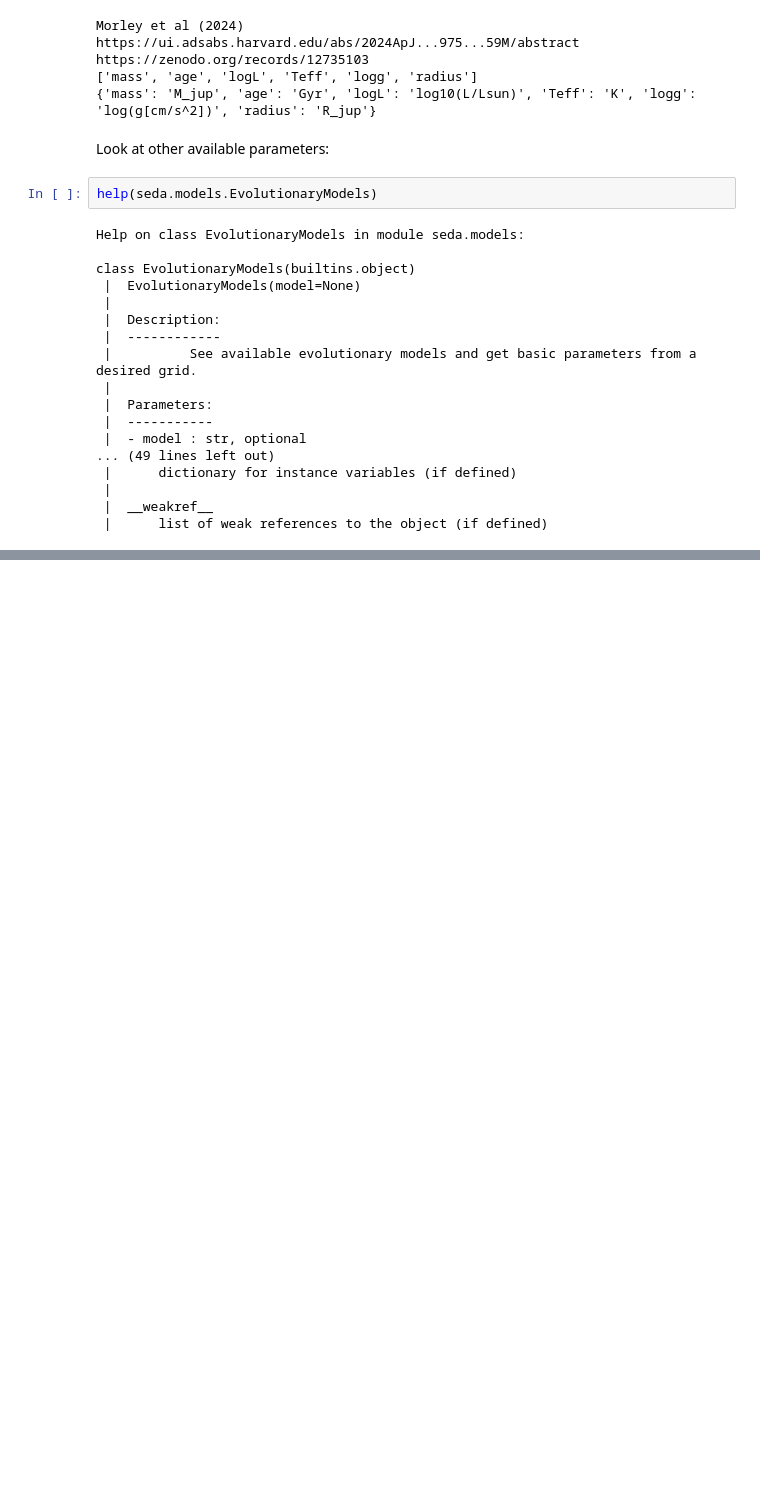
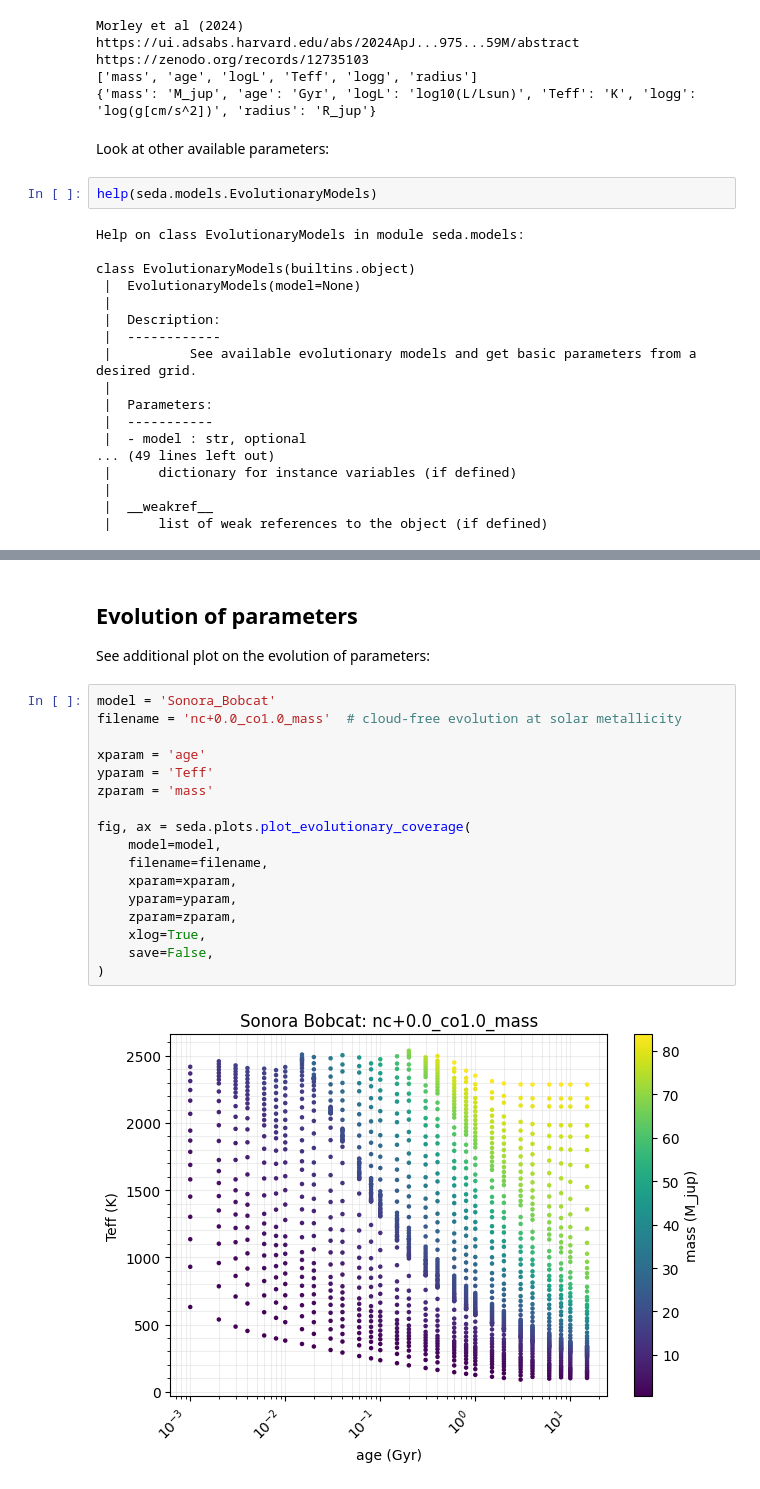
Before and after one commit to suarezgenaro/seda, a Jupyter notebook: docs/notebooks/tutorial_evolutionary_models_examination.ipynb, the cells around one changed output, grey strips where cells are left out. Drawn from its saved outputs; the diff is of its cells as text; blank space fills up the shorter version.

```diff
--- a/docs/notebooks/tutorial_evolutionary_models_examination.ipynb
+++ b/docs/notebooks/tutorial_evolutionary_models_examination.ipynb
@@ -244,0 +234,22 @@ ax.legend(loc='upper right')
+# %% [markdown]
+## Evolution of parameters
+See additional plot on the evolution of parameters:
+# %%
+model = 'Sonora_Bobcat'
+filename = 'nc+0.0_co1.0_mass'  # cloud-free evolution at solar metallicity
+
+xparam = 'age'
+yparam = 'Teff'
+zparam = 'mass'
+
+fig, ax = seda.plots.plot_evolutionary_coverage(
+    model=model,
+    filename=filename,
+    xparam=xparam,
+    yparam=yparam,
+    zparam=zparam,
+    xlog=True,
+    save=False,
+)
+# %% [output]
+[figure, added]
```
Also changed, not shown: parts of 24 cells of this notebook.
